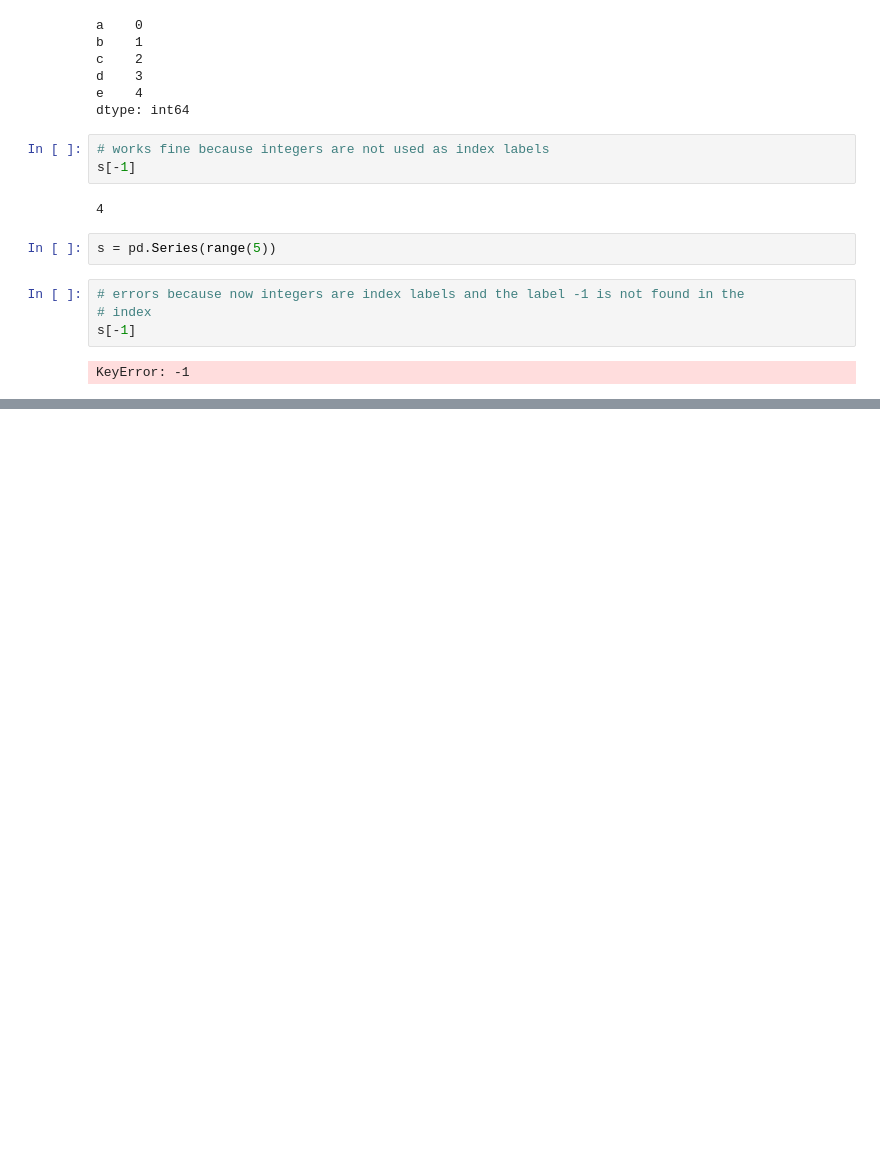
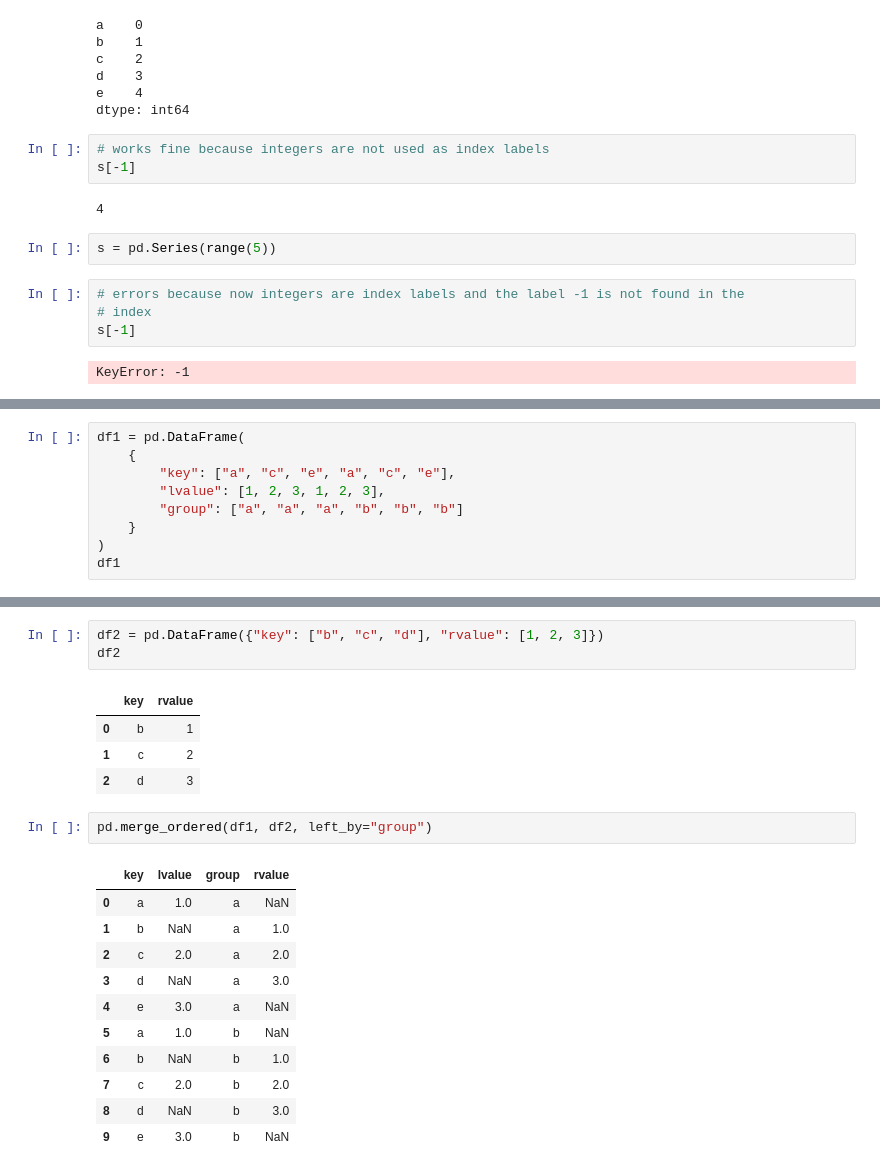
Before and after one commit to cdpeters/python-analysis-practice, a Jupyter notebook: Python_for_Data_Analysis_3rd_Edition/ch8_practice.ipynb, the cells around one changed output, grey strips where cells are left out. Saved outputs shown, nothing was run; the diff lists cells and outputs as text; blank space fills up the shorter version.

```diff
--- a/Python_for_Data_Analysis_3rd_Edition/ch8_practice.ipynb
+++ b/Python_for_Data_Analysis_3rd_Edition/ch8_practice.ipynb
@@ -990,0 +1039,9 @@ KeyError: -1
+# %%
+df1 = pd.DataFrame(
+    {
+        "key": ["a", "c", "e", "a", "c", "e"],
+        "lvalue": [1, 2, 3, 1, 2, 3],
+        "group": ["a", "a", "a", "b", "b", "b"]
+    }
+)
+df1
@@ -990,0 +1056,22 @@ KeyError: -1
+# %%
+df2 = pd.DataFrame({"key": ["b", "c", "d"], "rvalue": [1, 2, 3]})
+df2
+# %% [output]
+|  | key | rvalue |
+| 0 | b | 1 |
+| 1 | c | 2 |
+| 2 | d | 3 |
+# %%
+pd.merge_ordered(df1, df2, left_by="group")
+# %% [output]
+|  | key | lvalue | group | rvalue |
+| 0 | a | 1.0 | a | NaN |
+| 1 | b | NaN | a | 1.0 |
+| 2 | c | 2.0 | a | 2.0 |
+| 3 | d | NaN | a | 3.0 |
+| 4 | e | 3.0 | a | NaN |
+| 5 | a | 1.0 | b | NaN |
+| 6 | b | NaN | b | 1.0 |
+| 7 | c | 2.0 | b | 2.0 |
+| 8 | d | NaN | b | 3.0 |
+| 9 | e | 3.0 | b | NaN |
```
Also changed, not shown: parts of 35 cells of this notebook.
